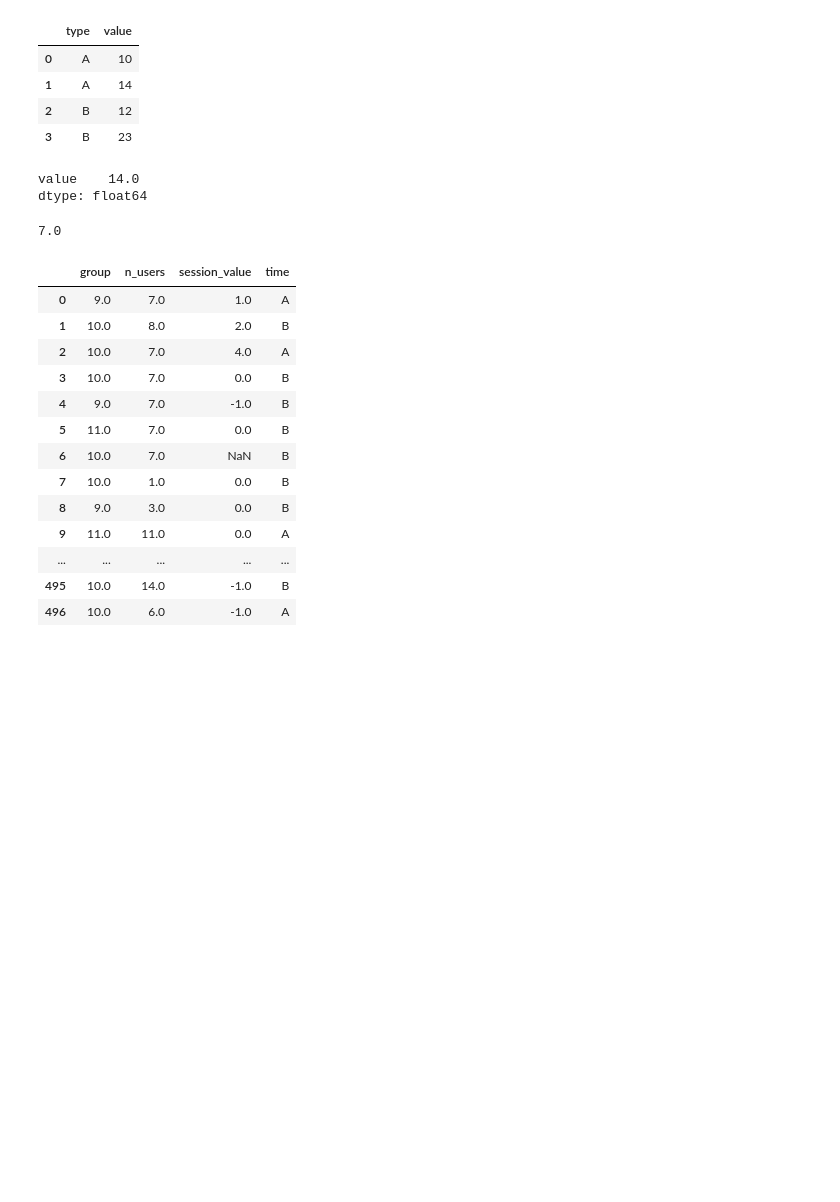
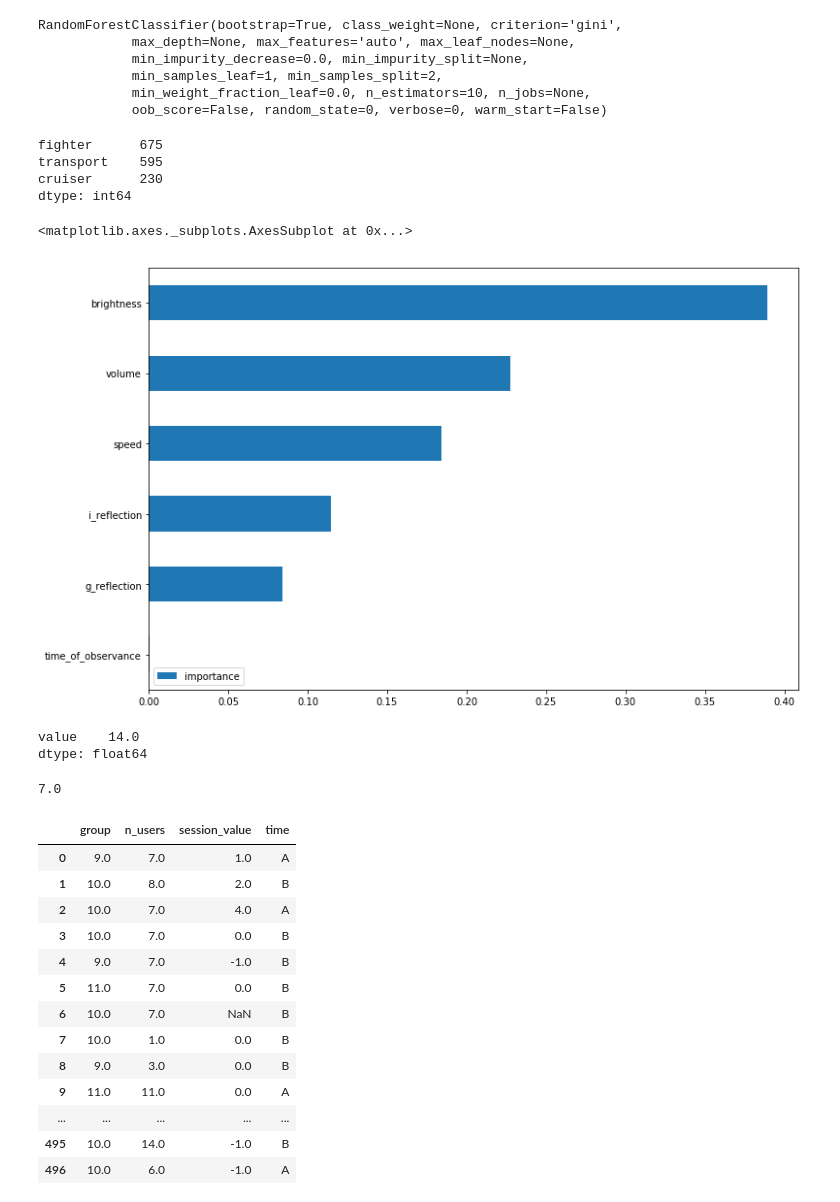
Before and after one commit to mudcrab88/ods_course, a Jupyter notebook: Untitled1.ipynb, the cells around one changed output. Cells and saved outputs as stored; diff of their text form; code cells hidden in the pictures; blank space fills up the shorter version.

```diff
--- a/Untitled1.ipynb
+++ b/Untitled1.ipynb
@@ -8,0 +69,5 @@ print(len(regular_string))
+# %%
+invasion_df = pd.read_csv('invasion.csv')
+y = invasion_df['class']
+X = invasion_df.drop('class', axis=1)
+invasion_df.head()
@@ -9,18 +81,35 @@ print(len(regular_string))
+# %%
+rf = RandomForestClassifier(random_state=0)
+rf.fit(X,y)
+# %% [output]
+RandomForestClassifier(bootstrap=True, class_weight=None, criterion='gini',
+            max_depth=None, max_features='auto', max_leaf_nodes=None,
+            min_impurity_decrease=0.0, min_impurity_split=None,
+            min_samples_leaf=1, min_samples_split=2,
+            min_weight_fraction_leaf=0.0, n_estimators=10, n_jobs=None,
+            oob_score=False, random_state=0, verbose=0, warm_start=False)
+# %%
+oper_inf_df = pd.read_csv('operative_information.csv')
+y_pred = rf.predict(oper_inf_df)
+pd.Series(y_pred).value_counts()
+# %% [output]
+fighter      675
+transport    595
+cruiser      230
+dtype: int64
+# %%
+pd.DataFrame(rf.feature_importances_, index=X.columns, columns=['importance'])\
+.sort_values('importance').plot(kind='barh', figsize=(12, 8))
+# %% [output]
+<matplotlib.axes._subplots.AxesSubplot at 0x...>
+[figure, added]
 # %%
-import pandas as pd
 my_data = pd.DataFrame([{'type':'A','value':10},{'type':'A','value':14},{'type':'B','value':12},{'type':'B','value':23}])
 my_data.head()
+my_data[my_data['value']>10].median()
 # %% [output]
-|  | type | value |
-| 0 | A | 10 |
-| 1 | A | 14 |
-| 2 | B | 12 |
-| 3 | B | 23 |
+value    14.0
+dtype: float64
-# %%
-my_data[my_data['value']>10].median()
-# %% [output]
-value    14.0
-dtype: float64
 # %%
 my_stat = pd.read_csv('my_stat_na.csv')
 my_stat['session_value'].fillna(0)
```
Also changed, not shown: parts of 10 cells of this notebook, 5 other files.
